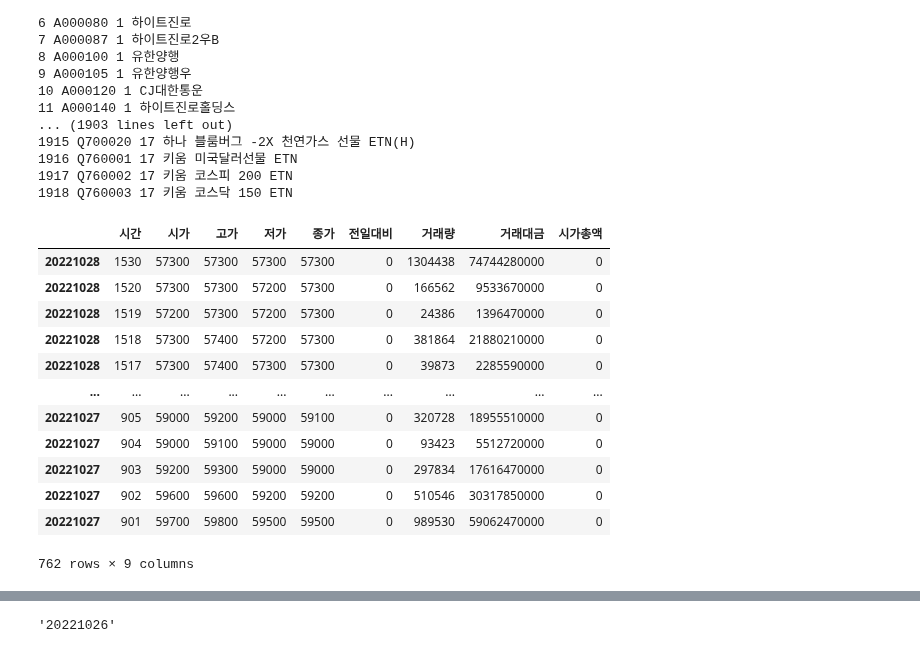
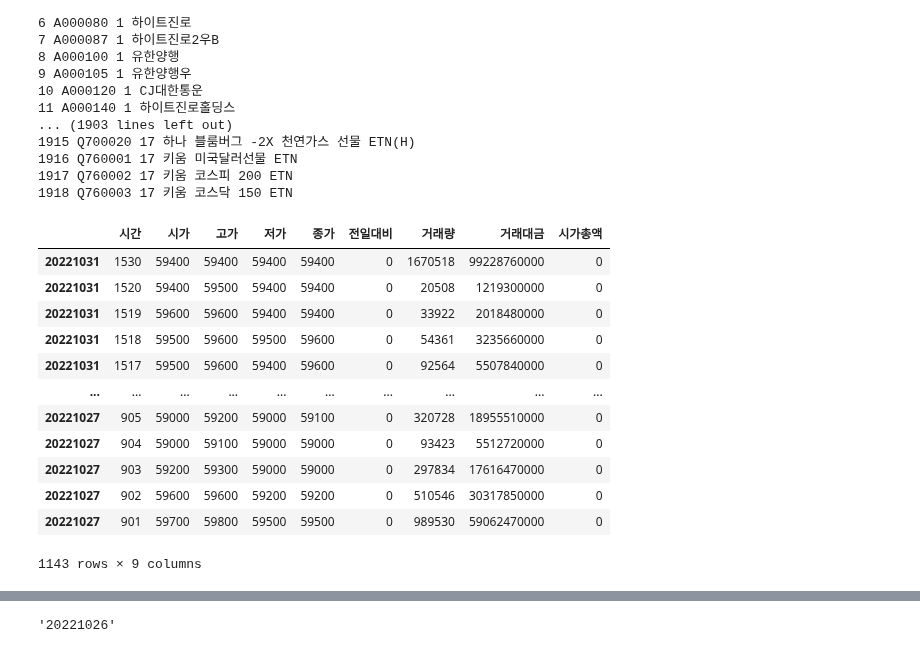
Before and after one commit to hwanghyeonjun98/trading, a Jupyter notebook: systrader.ipynb, the cells around one changed output, grey strips where cells are left out. Drawn from its saved outputs; the diff is of its cells as text; code cells hidden in the pictures.

```diff
--- a/systrader.ipynb
+++ b/systrader.ipynb
@@ -170,21 +170,20 @@ def get_stock_info(stock_code, start_day, end_day, type):
 # %%
 donghwa = get_stock_info('A005930', '20221029', '20221031', 'm')
 donghwa2 = get_stock_info('A005930', '20221027', '20221030', 'm')
-pd.concat([donghwa, donghwa2], ignore_index=True)
-donghwa
-donghwa2
+dong = pd.concat([donghwa, donghwa2], ignore_index=False, axis=0)
+dong
 # %% [output]
 |  | 시간 | 시가 | 고가 | 저가 | 종가 | 전일대비 | 거래량 | 거래대금 | 시가총액 |
-| 20221028 | 1530 | 57300 | 57300 | 57300 | 57300 | 0 | 1304438 | 74744280000 | 0 |
-| 20221028 | 1520 | 57300 | 57300 | 57200 | 57300 | 0 | 166562 | 9533670000 | 0 |
-| 20221028 | 1519 | 57200 | 57300 | 57200 | 57300 | 0 | 24386 | 1396470000 | 0 |
-| 20221028 | 1518 | 57300 | 57400 | 57200 | 57300 | 0 | 381864 | 21880210000 | 0 |
-| 20221028 | 1517 | 57300 | 57400 | 57300 | 57300 | 0 | 39873 | 2285590000 | 0 |
+| 20221031 | 1530 | 59400 | 59400 | 59400 | 59400 | 0 | 1670518 | 99228760000 | 0 |
+| 20221031 | 1520 | 59400 | 59500 | 59400 | 59400 | 0 | 20508 | 1219300000 | 0 |
+| 20221031 | 1519 | 59600 | 59600 | 59400 | 59400 | 0 | 33922 | 2018480000 | 0 |
+| 20221031 | 1518 | 59500 | 59600 | 59500 | 59600 | 0 | 54361 | 3235660000 | 0 |
+| 20221031 | 1517 | 59500 | 59600 | 59400 | 59600 | 0 | 92564 | 5507840000 | 0 |
 | ... | ... | ... | ... | ... | ... | ... | ... | ... | ... |
 | 20221027 | 905 | 59000 | 59200 | 59000 | 59100 | 0 | 320728 | 18955510000 | 0 |
 | 20221027 | 904 | 59000 | 59100 | 59000 | 59000 | 0 | 93423 | 5512720000 | 0 |
 | 20221027 | 903 | 59200 | 59300 | 59000 | 59000 | 0 | 297834 | 17616470000 | 0 |
 | 20221027 | 902 | 59600 | 59600 | 59200 | 59200 | 0 | 510546 | 30317850000 | 0 |
 | 20221027 | 901 | 59700 | 59800 | 59500 | 59500 | 0 | 989530 | 59062470000 | 0 |
-762 rows × 9 columns
+1143 rows × 9 columns
 # %%
```
Also changed, not shown: parts of 3 cells of this notebook.
